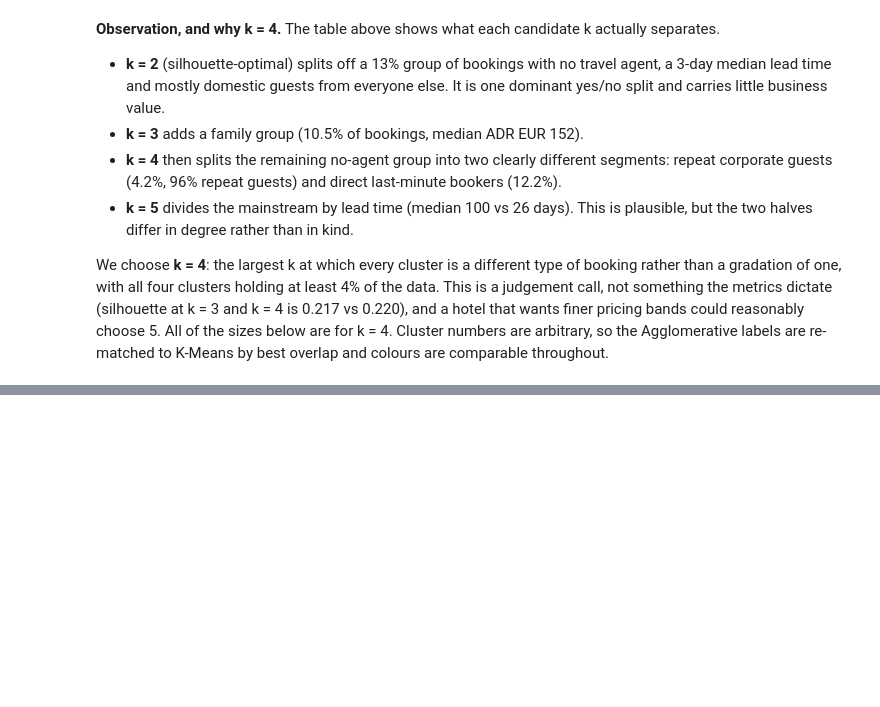
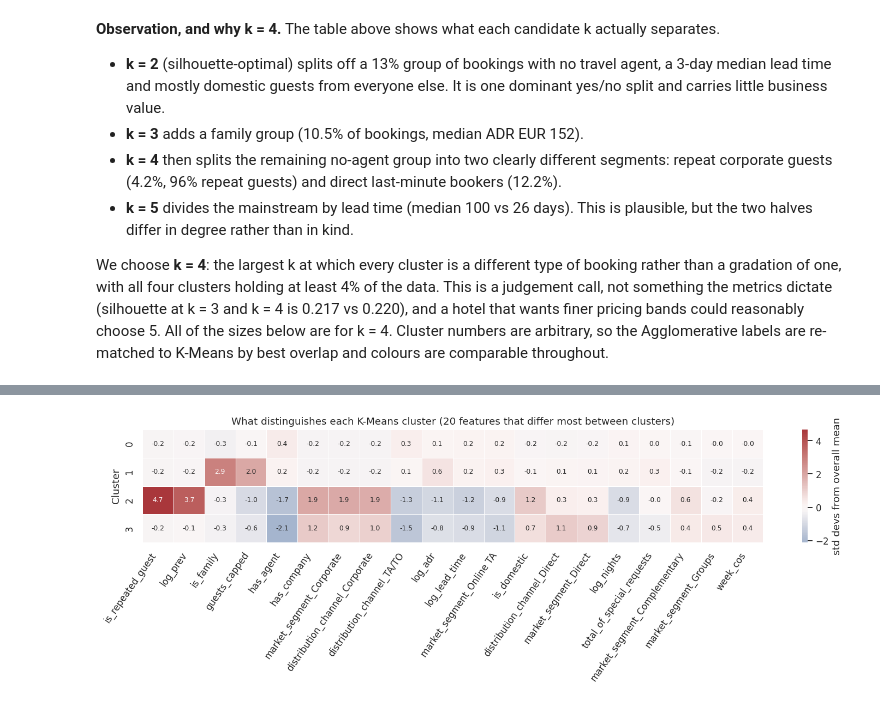
Before and after one commit to AnanyaBottu/ml-capstone, a Jupyter notebook: notebooks/clustering.ipynb, the cells around one changed output, grey strips where cells are left out. Saved outputs shown, nothing was run; the diff lists cells and outputs as text; code cells hidden in the pictures; blank space fills up the shorter version.

```diff
--- a/notebooks/clustering.ipynb
+++ b/notebooks/clustering.ipynb
@@ -871,0 +1130,20 @@ sizes below are for k = 4. Cluster numbers are arbitrary, so the Agglomerative l
+# %%
+# Distance from the overall mean in standard deviations, for EVERY model column, so
+# one-hot dummies and scaled numerics are on the same footing.
+Xdf = pd.DataFrame(X_train, columns=feature_names)
+glob_mean, glob_std = Xdf.mean(), Xdf.std()
+cm = Xdf.groupby(train_lab).mean()
+z = (cm - glob_mean) / glob_std
+spread = (z.max() - z.min()).sort_values(ascending=False)
+top_feats = spread.head(20).index
+
+fig, ax = plt.subplots(figsize=(14, 4.8))
+sns.heatmap(z[top_feats], cmap="vlag", center=0, annot=True, fmt=".1f", annot_kws={"size": 8},
+            linewidths=.4, cbar_kws={"label": "std devs from overall mean"}, ax=ax)
+ax.set(title="What distinguishes each K-Means cluster (20 features that differ most between clusters)",
+       xlabel="", ylabel="Cluster")
+plt.xticks(rotation=55, ha="right")
+plt.tight_layout()
+plt.show()
+# %% [output]
+[figure, added]
```
Also changed, not shown: parts of 23 cells of this notebook.
